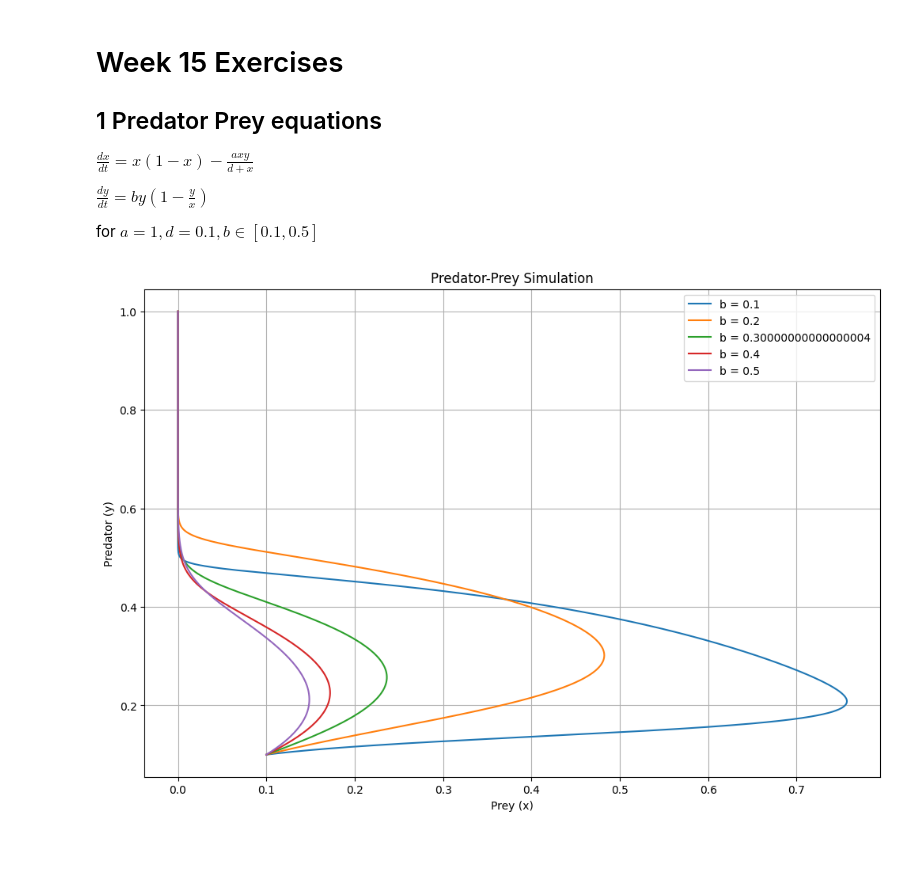
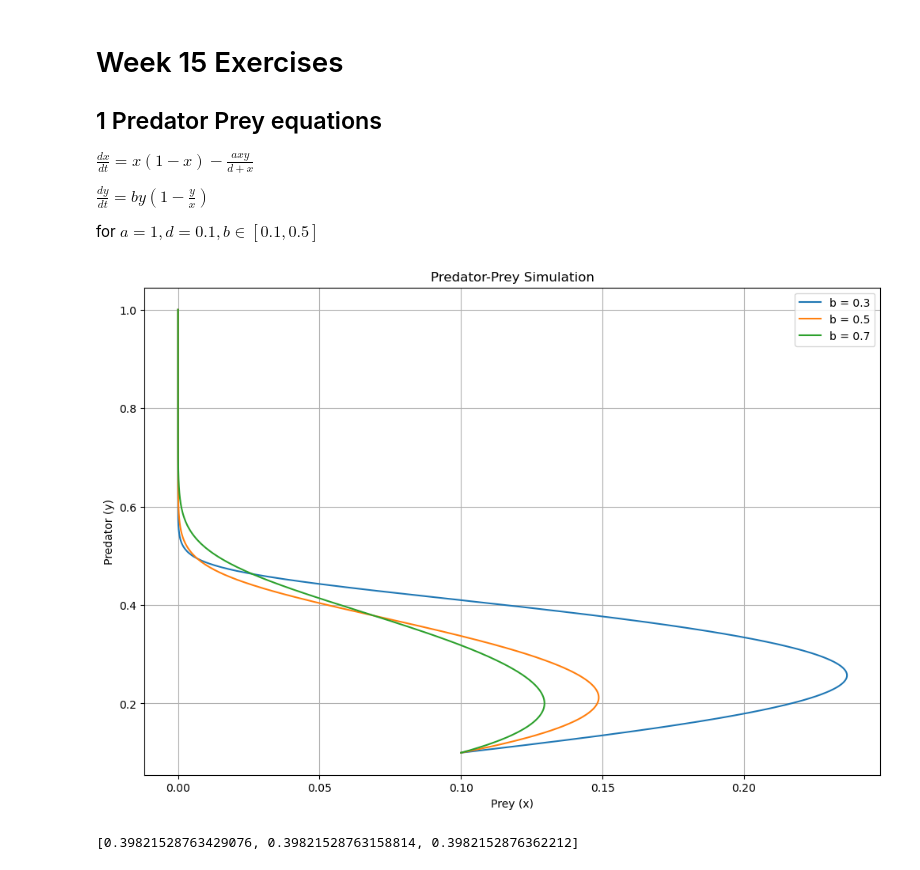
Before and after one commit to jjb023/ScientificComputing, a Jupyter notebook: Weeks/Week 15/Week15-Exercises.ipynb, the cells around one changed output. Drawn from its saved outputs; the diff is of its cells as text; code cells hidden in the pictures.

```diff
--- a/Weeks/Week 15/Week15-Exercises.ipynb
+++ b/Weeks/Week 15/Week15-Exercises.ipynb
@@ -17,7 +17,7 @@ import matplotlib.pyplot as plt
 # Parameters
 a = 1
 d = 0.1
-bvals = np.linspace(0.1,0.5,5)
+bvals = 0.3, 0.5, 0.7
 T = 100
 dt = 0.01
 numsteps = int(T/dt)
@@ -29,31 +29,31 @@ def predpreysim(b):
     xvals = [x]
     yvals = [y]
 
     for _ in range(numsteps):
         dx_dt = x * (1 - x) - a * x * y / (d + x)
         dy_dt = b * y * (1 - y)
 
         x += dx_dt * dt
         y += dy_dt * dt
 
         x = max(0, min(1, x))
         y = max(0, min(1, y))
 
         xvals.append(x)
         yvals.append(y)
 
     return xvals, yvals
 
 plt.figure(figsize=(12, 8))
 for b in bvals:
     x_values, y_values = predpreysim(b)
     plt.plot(x_values, y_values, label=f'b = {b}')
 
 plt.title('Predator-Prey Simulation')
 plt.xlabel('Prey (x)')
 plt.ylabel('Predator (y)')
 plt.legend()
 plt.grid(True)
 plt.show()
 # %% [output]
-[figure, old version]
+[figure, new version]
@@ -64,0 +60,20 @@ def prey_derivative(x,y):
+# %%
+import scipy.optimize as opt
+
+def preyderivative(x,y):
+    return x * (1-x) - a * x * y / (d+x)
+
+# Find Phase condition
+def findphase(b):
+    # Function to find root
+    def rootfunc(x):
+        return preyderivative(x, opt.fsolve(lambda y: b*y*(1-y), 0.5)[0])
+
+    x_guess = 0.4
+    return opt.fsolve(rootfunc, x_guess)[0]
+
+# Find the phase condition for each b
+phase_conds = [findphase(b) for b in bvals]
+print(phase_conds)
+# %% [output]
+[0.39821528763429076, 0.39821528763158814, 0.3982152876362212]
```
Also changed, not shown: parts of 2 cells of this notebook, 1 other file.
